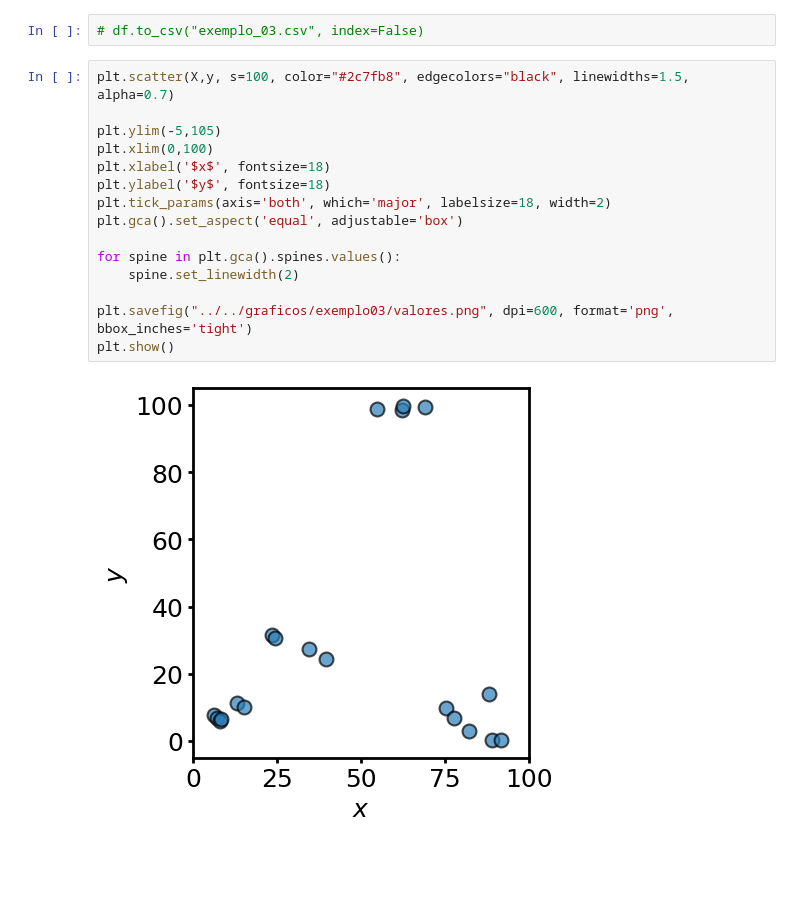
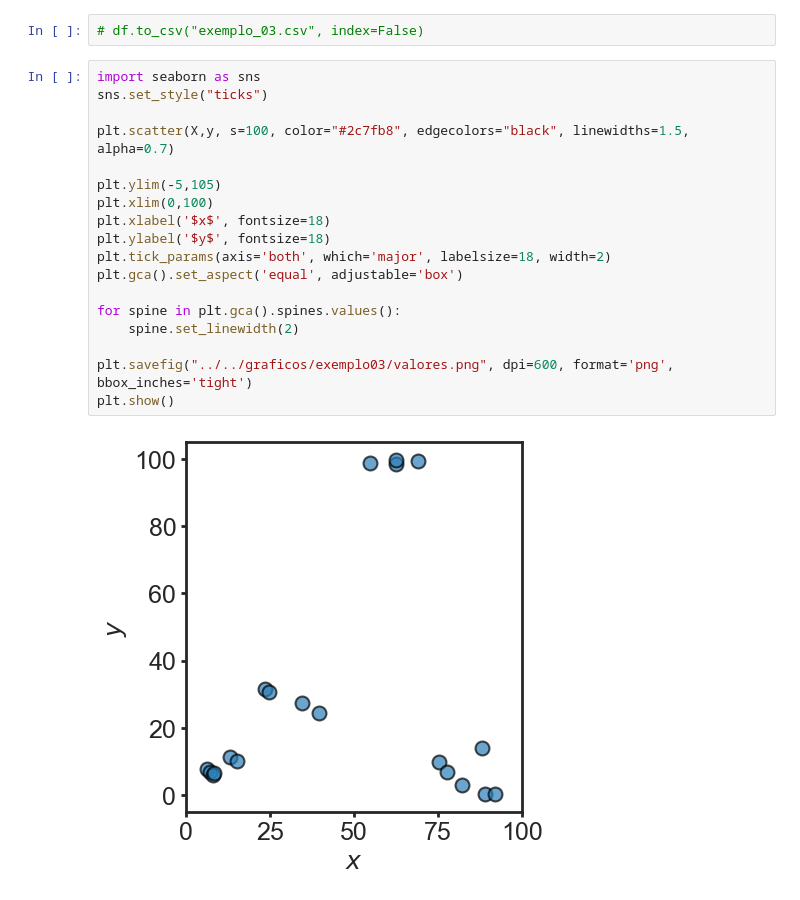
Before and after one commit to leseixas/aprendizagem-de-maquina, a Jupyter notebook: dados/gerador/exemplo_dtr.ipynb, the cells around one changed output. Cells and saved outputs as stored; diff of their text form; blank space fills up the shorter version.

```diff
--- a/dados/gerador/exemplo_dtr.ipynb
+++ b/dados/gerador/exemplo_dtr.ipynb
@@ -37,19 +37,22 @@ X, y = df[['x']], df[['y']]
 # %%
 # df.to_csv("exemplo_03.csv", index=False)
 # %%
+import seaborn as sns
+sns.set_style("ticks")
+
 plt.scatter(X,y, s=100, color="#2c7fb8", edgecolors="black", linewidths=1.5, alpha=0.7)
 
 plt.ylim(-5,105)
 plt.xlim(0,100)
 plt.xlabel('$x$', fontsize=18)
 plt.ylabel('$y$', fontsize=18)
 plt.tick_params(axis='both', which='major', labelsize=18, width=2)
 plt.gca().set_aspect('equal', adjustable='box')
 
 for spine in plt.gca().spines.values():
     spine.set_linewidth(2)
 
 plt.savefig("../../graficos/exemplo03/valores.png", dpi=600, format='png', bbox_inches='tight')
 plt.show()
 # %% [output]
-[figure, old version]
+[figure, new version]
```
Also changed, not shown: 16 other files.
